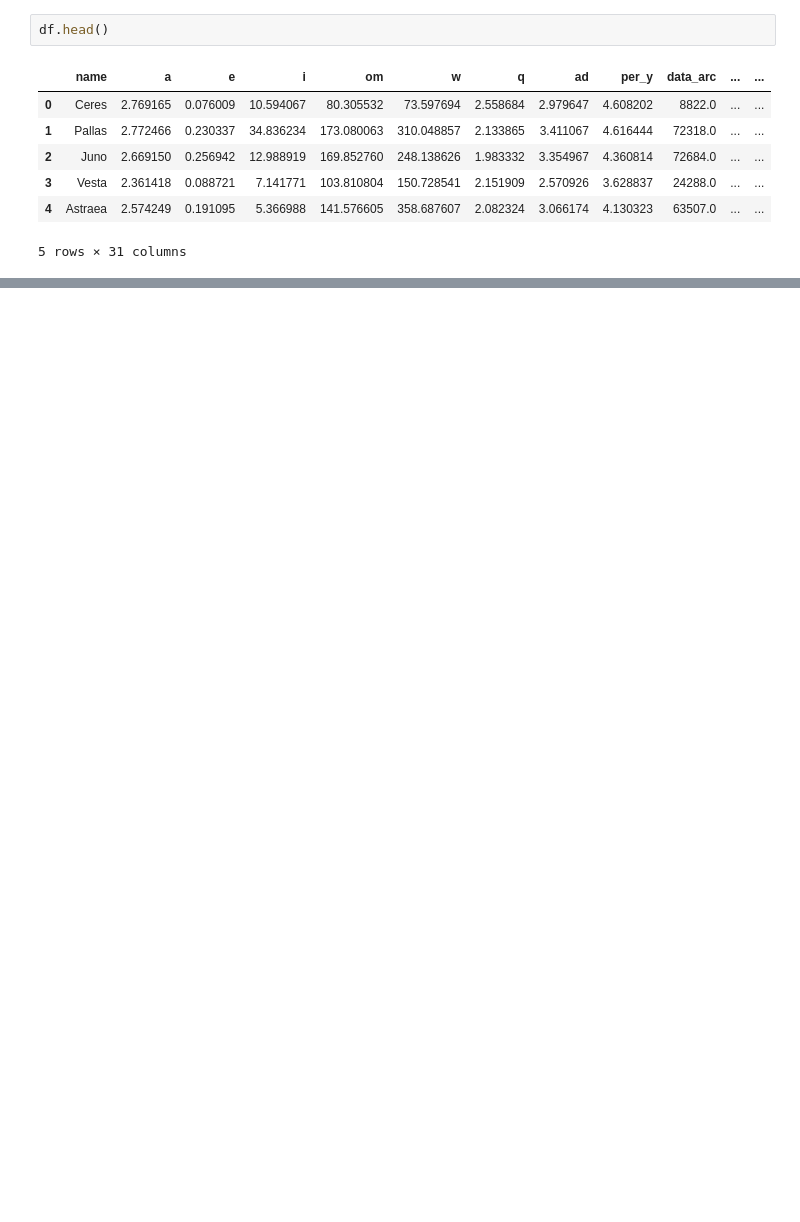
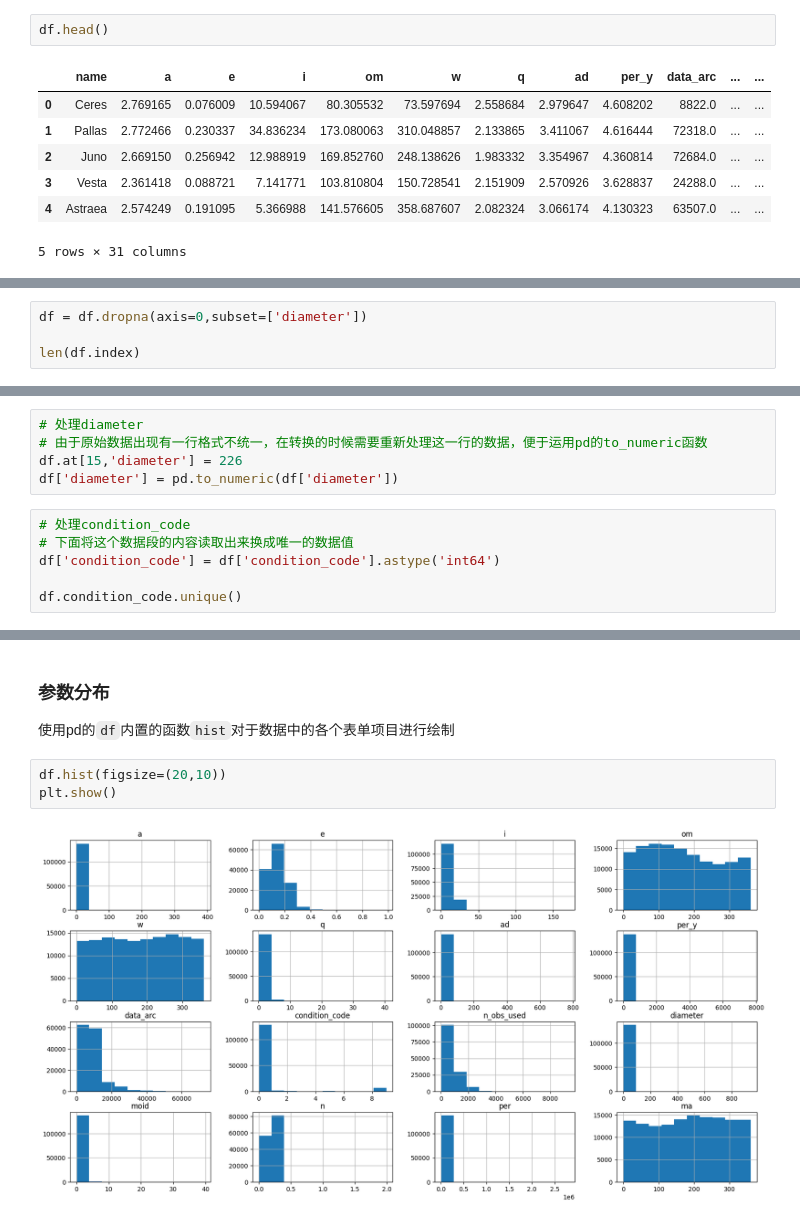
Before and after one commit to Nozom1466/Linear-Regression-from-Scratch, a Jupyter notebook: PA1/main.ipynb, the cells around one changed output, grey strips where cells are left out. Cells and saved outputs as stored; diff of their text form; blank space fills up the shorter version.

```diff
--- a/PA1/main.ipynb
+++ b/PA1/main.ipynb
@@ -20,0 +73,4 @@ df.head()
+# %%
+df = df.dropna(axis=0,subset=['diameter'])
+
+len(df.index)
@@ -20,0 +151,11 @@ df.head()
+# %%
+# 处理diameter
+# 由于原始数据出现有一行格式不统一，在转换的时候需要重新处理这一行的数据，便于运用pd的to_numeric函数
+df.at[15,'diameter'] = 226
+df['diameter'] = pd.to_numeric(df['diameter'])
+# %%
+# 处理condition_code
+# 下面将这个数据段的内容读取出来换成唯一的数据值
+df['condition_code'] = df['condition_code'].astype('int64')
+
+df.condition_code.unique()
@@ -20,0 +237,8 @@ df.head()
+# %% [markdown]
+### 参数分布
+使用pd的`df`内置的函数`hist`对于数据中的各个表单项目进行绘制
+# %%
+df.hist(figsize=(20,10))
+plt.show()
+# %% [output]
+[figure, added]
```
Also changed, not shown: parts of 51 cells of this notebook.
